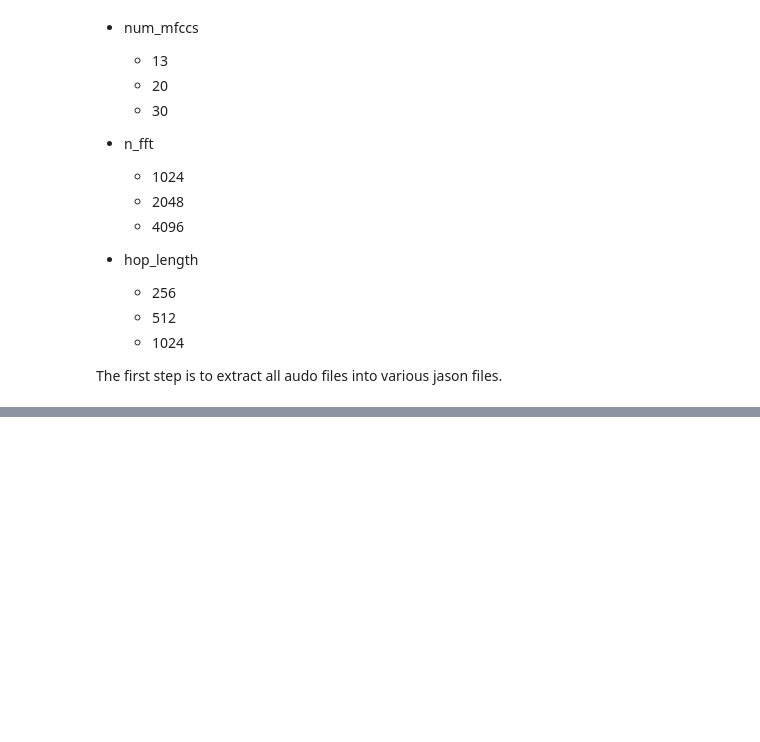
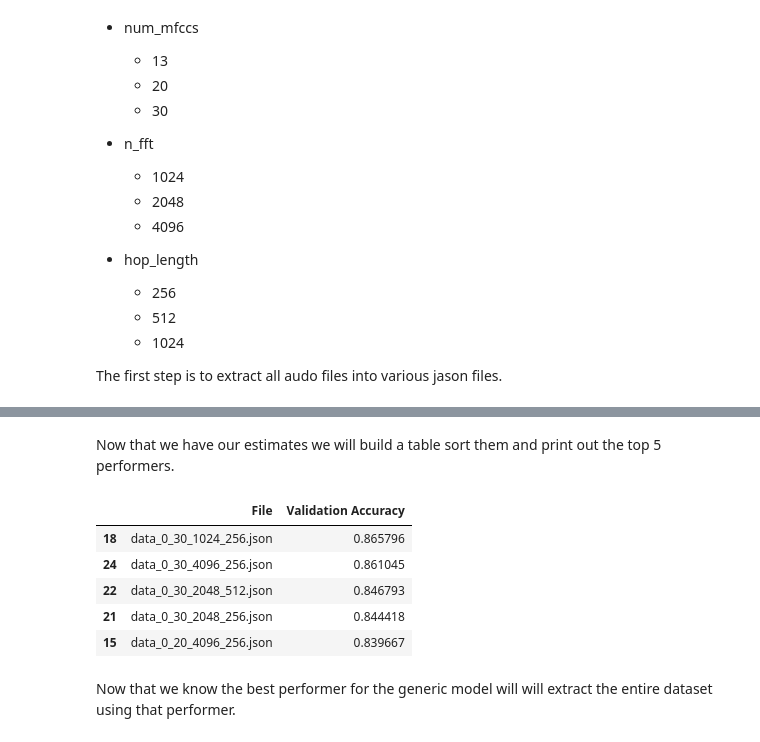
Before and after one commit to syracuse-mscs-2019/delta, a Jupyter notebook: cis663/MFCC_Feature_Extractor.ipynb, the cells around one changed output, grey strips where cells are left out. Saved outputs shown, nothing was run; the diff lists cells and outputs as text; code cells hidden in the pictures; blank space fills up the shorter version.

Commit message:
Updated to run through some basic models and determine a best mix of parameters.

```diff
--- a/cis663/MFCC_Feature_Extractor.ipynb
+++ b/cis663/MFCC_Feature_Extractor.ipynb
@@ -345,9 +351,6 @@ def build_model(input_shape, output_shape, loss="sparse_categorical_crossentropy
                   loss=loss,
                   metrics=["accuracy"])
 
-    # print model parameters on console
-    model.summary()
-
     return model
 # %%
 # ------------------------------------------------------------------------------------------------
@@ -414,7 +417,7 @@ For this section the inputs will be as follows.
 The first step is to extract all audo files into various jason files.
 # %%
 # List of constants to use to vary the extraction
-audio_length = [0, 15, 30, 45, 30]
+audio_length = [0, 30, 60]
 num_mfccs = [13, 20, 30]
 n_fft = [1024, 2048, 4096]
 hop_length = [256, 512, 1024]
@@ -430,6 +433,7 @@ for al in audio_length:
                 json_file_name = 'data_{0}_{1}_{2}_{3}.json'.format(al, nm, nf, hl)
                 json_files.append(json_file_name)
 
+                print('building data for', json_file_name)
                 dsPath = DATASET_PATH
 
                 # Merge files to the specified length as needed
@@ -440,7 +444,4 @@ for al in audio_length:
                 # Extract the features into the json file
                 preprocess_dataset(dsPath, json_file_name, num_mfcc=nm, n_fft=nf, hop_length=hl,
                                    max_subj=EXP_SUBJECTS)
-
-for fName in jason_files:
-    print(fName)
 # %% [output]
@@ -464,0 +468,24 @@ NameError: name 'WORKING_PATH' is not defined
+# %%
+results = []
+
+for fName in json_files:
+    print('Processing', fName)
+
+    # generate train, validation and test sets
+    x_train, y_train, x_validation, y_validation = prepare_dataset(fName)
+
+    # extract the shapes
+    input_shape = (x_train.shape[1], x_train.shape[2], 1)
+    output_count = np.unique(y_train).shape[0]
+
+    print('input shape:', x_train.shape[1], x_train.shape[2])
+    print('output shape:', output_count)
+
+    # create network
+    model = build_model(input_shape, output_count, learning_rate=0.0001)
+
+    # train the network we will great each set of inputs based  on theor performance on a fixed number of epoch
+    # and batch size to get a feel for which has the best descriptive power.
+    history = train(model, 10, 32, 5, x_train, y_train, x_validation, y_validation)
+
+    results.append({'filename':fName, 'history':history, 'model':model})
@@ -464,0 +510,20 @@ NameError: name 'WORKING_PATH' is not defined
+# %% [markdown]
+Now that we have our estimates we will build a table sort them and print out the top 5 performers.
+# %%
+resultsdf = pd.DataFrame({}, columns=['File','Validation Accuracy'])
+for row in results:
+    data = {'File': row['filename'],
+            'Validation Accuracy': max(row['history'].history['val_accuracy'])}
+    resultsdf = resultsdf.append(data, ignore_index=True)
+
+resultsdf = resultsdf.sort_values(['Validation Accuracy'], ascending=False)
+resultsdf.head()
+# %% [output]
+|  | File | Validation Accuracy |
+| 18 | data_0_30_1024_256.json | 0.865796 |
+| 24 | data_0_30_4096_256.json | 0.861045 |
+| 22 | data_0_30_2048_512.json | 0.846793 |
+| 21 | data_0_30_2048_256.json | 0.844418 |
+| 15 | data_0_20_4096_256.json | 0.839667 |
+# %% [markdown]
+Now that we know the best performer for the generic model will will extract the entire dataset using that performer.
```
Also changed, not shown: parts of 8 cells of this notebook.
